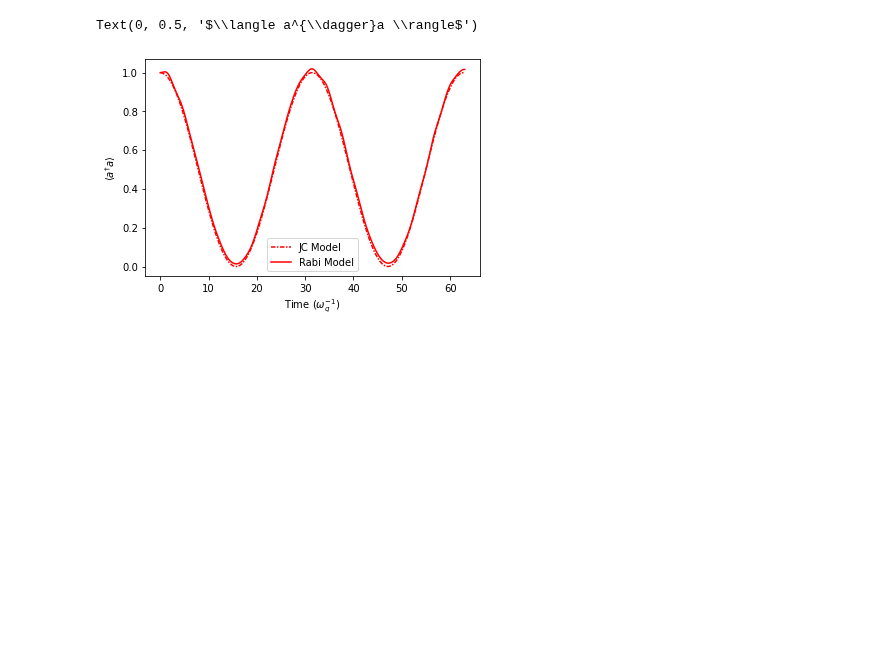
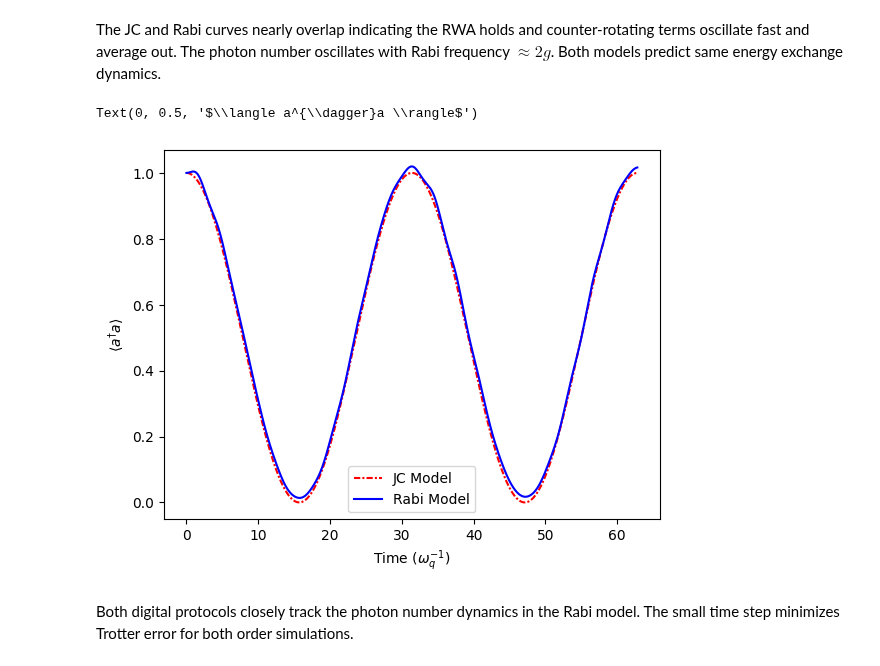
Before and after one commit to CirQuS-UTS/QuanGuru, a Jupyter notebook: docs/source/classes/Tutorials/1_Qubit/21_SimultaneousSimulationRabiJCandDigitalProtocols.ipynb, the cells around one changed output. Saved outputs shown, nothing was run; the diff lists cells and outputs as text; code cells hidden in the pictures; blank space fills up the shorter version.

```diff
--- a/docs/source/classes/Tutorials/1_Qubit/21_SimultaneousSimulationRabiJCandDigitalProtocols.ipynb
+++ b/docs/source/classes/Tutorials/1_Qubit/21_SimultaneousSimulationRabiJCandDigitalProtocols.ipynb
@@ -67,18 +165,18 @@ simulation.initialState = [1, 1]
 cavDimSweep = simulation.Sweep.createSweep(
     system=["Cavity1", "Cavity2"],
     sweepKey='dimension',
-    sweepList=[5, 10] )
+    sweepList=[5, 100])
 
 # coupling strength sweep
-couplingSweep = simulation.Sweep.createSweep(
-    system=[JCCoupling, RabiCoupling],
-    sweepKey="frequency",
-    sweepList = [0.1, 0.5],
-    combinatorial=False)
+# couplingSweep = simulation.Sweep.createSweep(
+#     system=[JCCoupling, RabiCoupling],
+#     sweepKey="frequency",
+#     sweepList = [0.1, 0.5],
+#     combinatorial=False)
 
 # time step sweep
 timeStepSweep = simulation.Sweep.createSweep(
     system=simulation,
     sweepKey = "stepSize",
     combinatorial=True)
-timeStepSweep.sweepList = [0.05*np.pi, 0.25*np.pi]
+timeStepSweep.sweepList = [0.01*np.pi, 0.25*np.pi]
@@ -113,18 +223,27 @@ simulation.run(p=False)
 # %%
-timePoints = [[i*tStep for i in range(int(totalTime/tStep)+2)] for tStep in timeStepSweep.sweepList]
+# generate time points for plotting
+timePoints = [[i*tStep for i in range(int(totalTime/tStep)+1)] for tStep in timeStepSweep.sweepList]
+# %% [markdown]
+The JC and Rabi curves nearly overlap indicating the RWA holds and counter-rotating terms oscillate fast and average out.
+The photon number oscillates with Rabi frequency $\approx 2g$. Both models predict same energy exchange dynamics.
 # %%
+# JC and Rabi model
+# plotting photon number vs time for cavDim=5 and stepSize=0.01*pi
+
 cavDimInd = 0
 stepSizeInd = 0
 
 ResFid = simulation.qRes.resultsDict
 
 plt.plot(timePoints[stepSizeInd], ResFid['nJC'][cavDimInd][stepSizeInd], linestyle=(0, (3, 1, 1, 1)), color='r', label='JC Model')
-plt.plot(timePoints[stepSizeInd], ResFid['nRabi'][cavDimInd][stepSizeInd], linestyle='-', color='r', label='Rabi Model')
+plt.plot(timePoints[stepSizeInd], ResFid['nRabi'][cavDimInd][stepSizeInd], linestyle='-', color='b', label='Rabi Model')
 plt.legend()
 
 plt.xlabel(r"Time ($\omega_{q}^{-1}$)")
 plt.ylabel(r"$\langle a^{\dagger}a \rangle$")
 # %% [output]
 Text(0, 0.5, '$\\langle a^{\\dagger}a \\rangle$')
-[figure, old version]
+[figure, new version]
+# %% [markdown]
+Both digital protocols closely track the photon number dynamics in the Rabi model. The small time step minimizes Trotter error for both order simulations.
 # %%
```
Also changed, not shown: parts of 24 cells of this notebook, 5 other files.
